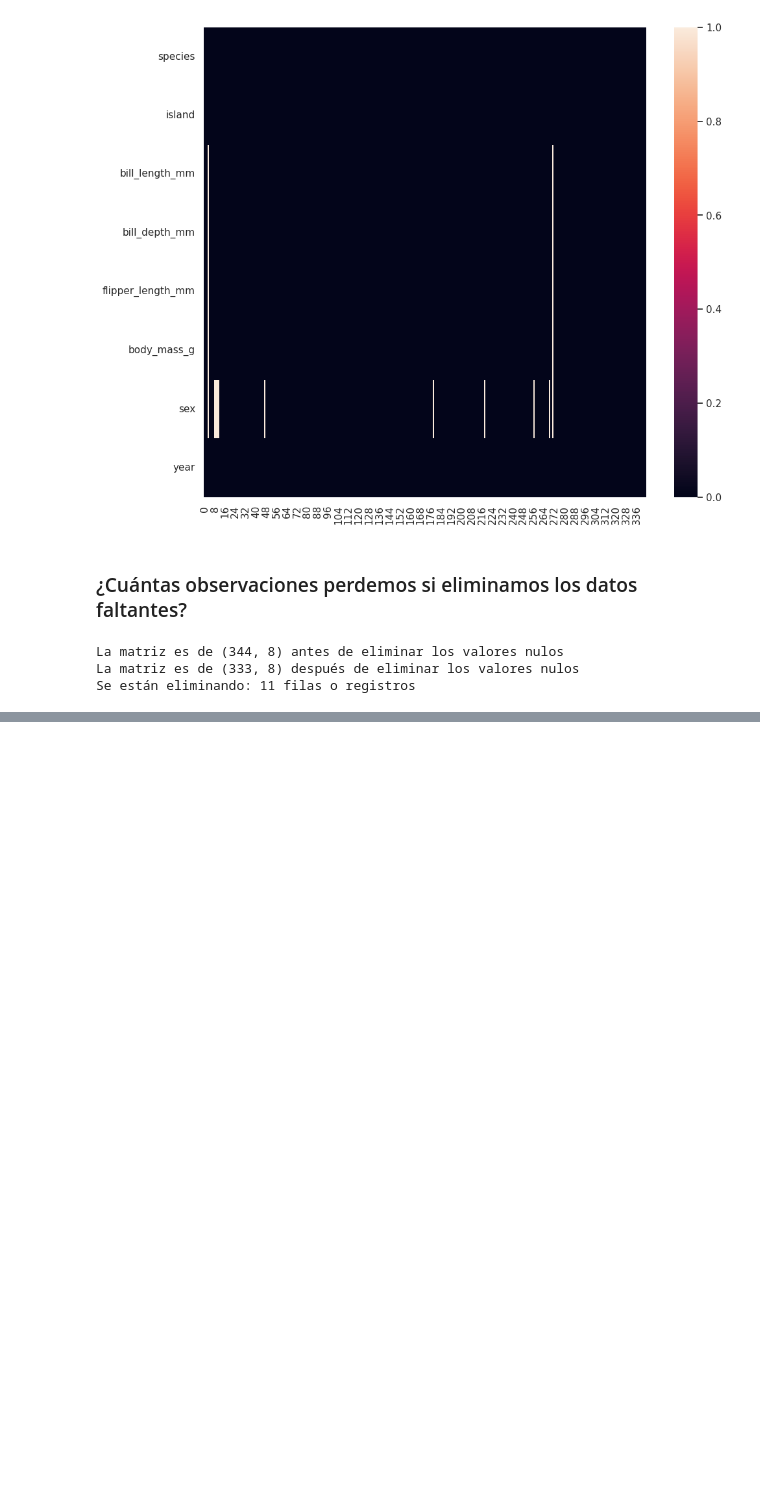
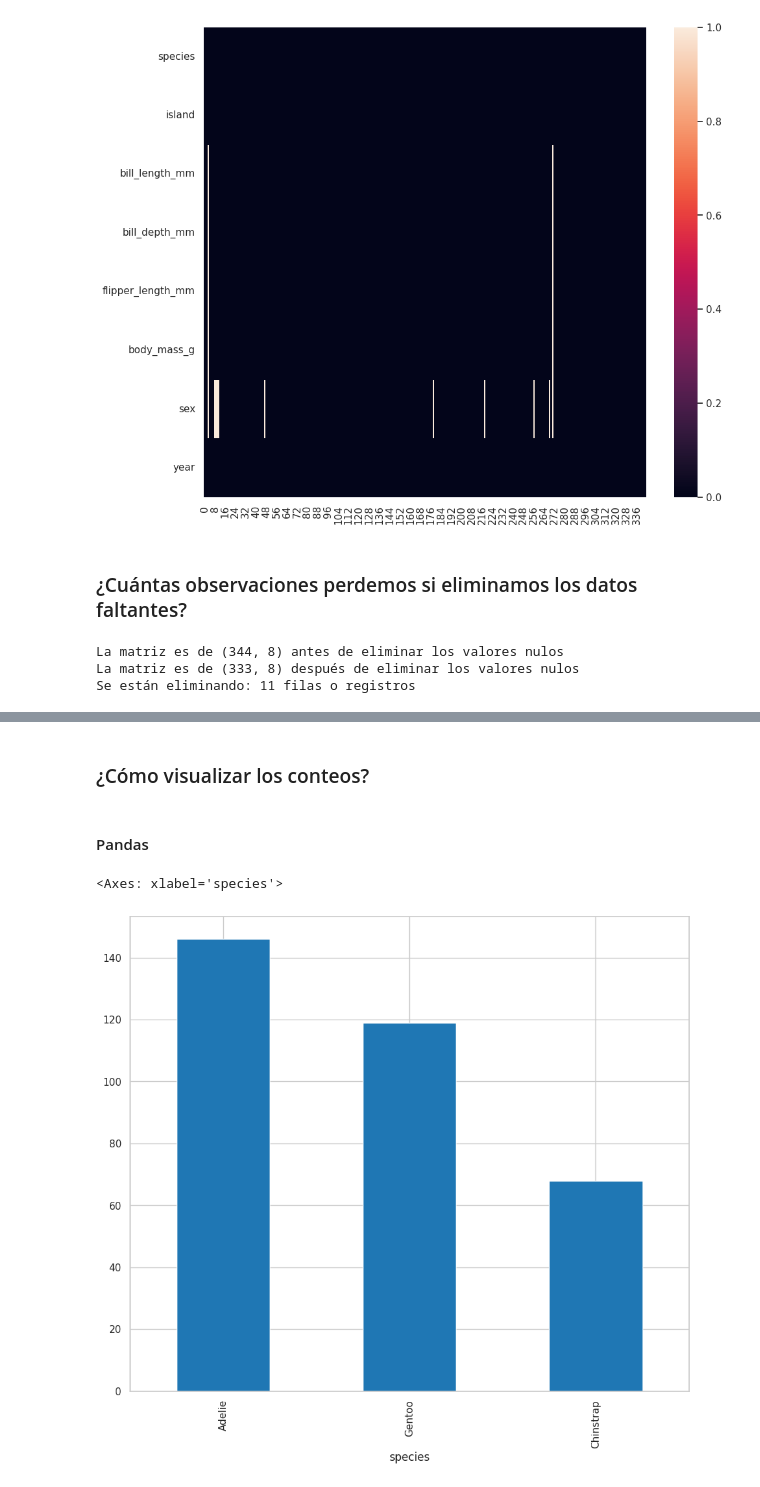
Before and after one commit to M-Alejo/analisis_exploratorio, a Jupyter notebook: conociendo_datos.ipynb, the cells around one changed output, grey strips where cells are left out. Drawn from its saved outputs; the diff is of its cells as text; code cells hidden in the pictures; blank space fills up the shorter version.

```diff
--- a/conociendo_datos.ipynb
+++ b/conociendo_datos.ipynb
@@ -225,0 +273,16 @@ Se están eliminando: 11 filas o registros
+# %% [markdown]
+### ¿Cómo visualizar los conteos?
+# %% [markdown]
+#### Pandas
+# %%
+(
+    processed_penguins_df
+    .species
+    .value_counts()
+    .plot(
+        kind='bar'
+    )
+)
+# %% [output]
+<Axes: xlabel='species'>
+[figure, added]
```
Also changed, not shown: parts of 18 cells of this notebook.
